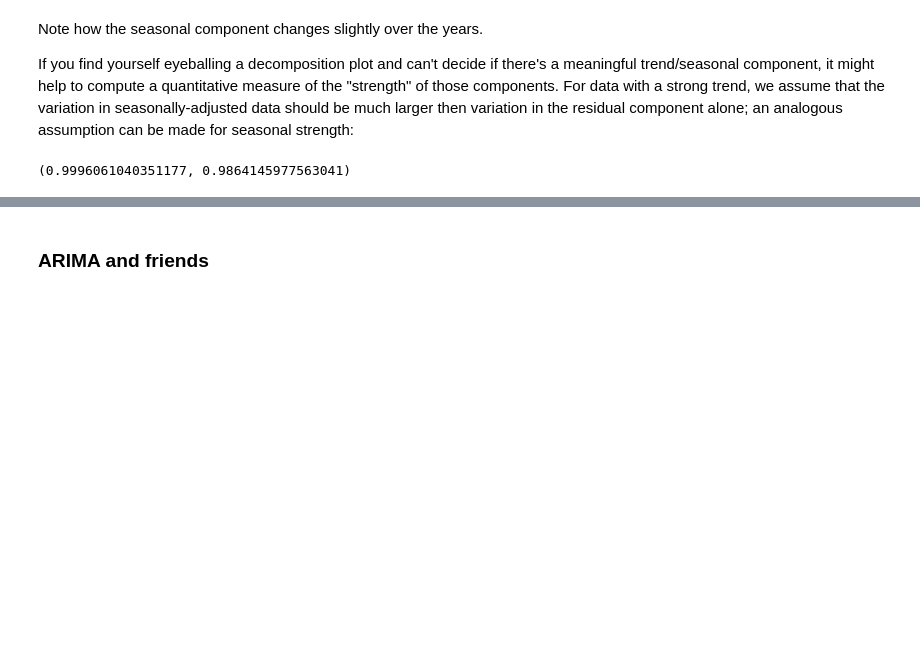
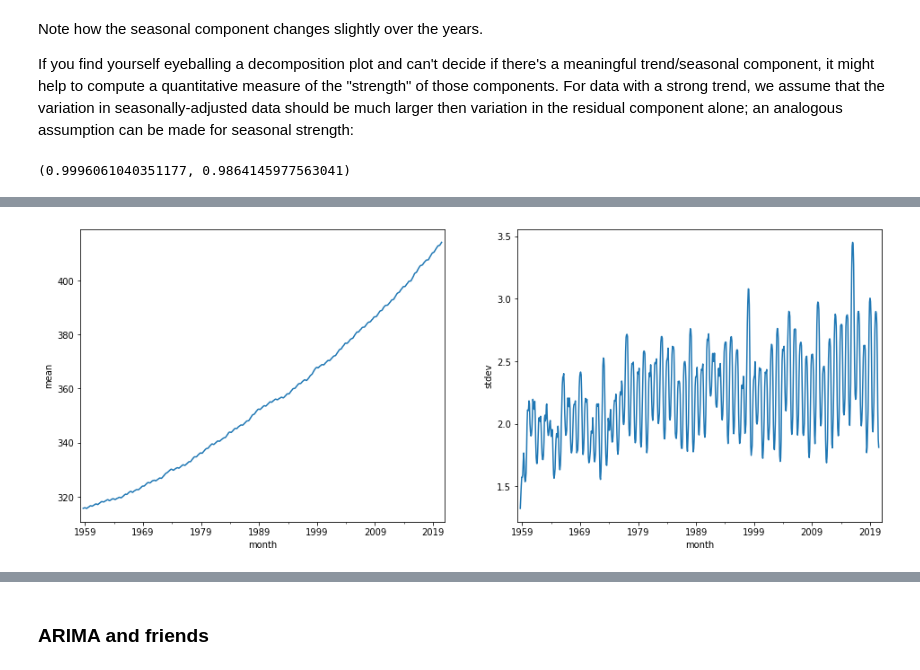
Before and after one commit to bdewilde/data-dives, a Jupyter notebook: notebooks/tutorial.ipynb, the cells around one changed output, grey strips where cells are left out. Drawn from its saved outputs; the diff is of its cells as text; code cells hidden in the pictures; blank space fills up the shorter version.

```diff
--- a/notebooks/tutorial.ipynb
+++ b/notebooks/tutorial.ipynb
@@ -255,0 +260,6 @@ strength_trend, strength_season
+# %%
+fig, axes = plt.subplots(ncols=2, figsize=(16, 6))
+_ = data["CO2"].rolling(window=13, center=True).mean().plot.line(ax=axes[0], xlabel="month", ylabel="mean")
+_ = data["CO2"].rolling(window=13, center=True).std().plot.line(ax=axes[1], xlabel="month", ylabel="stdev")
+# %% [output]
+[figure, added]
```
Also changed, not shown: parts of 31 cells of this notebook.
